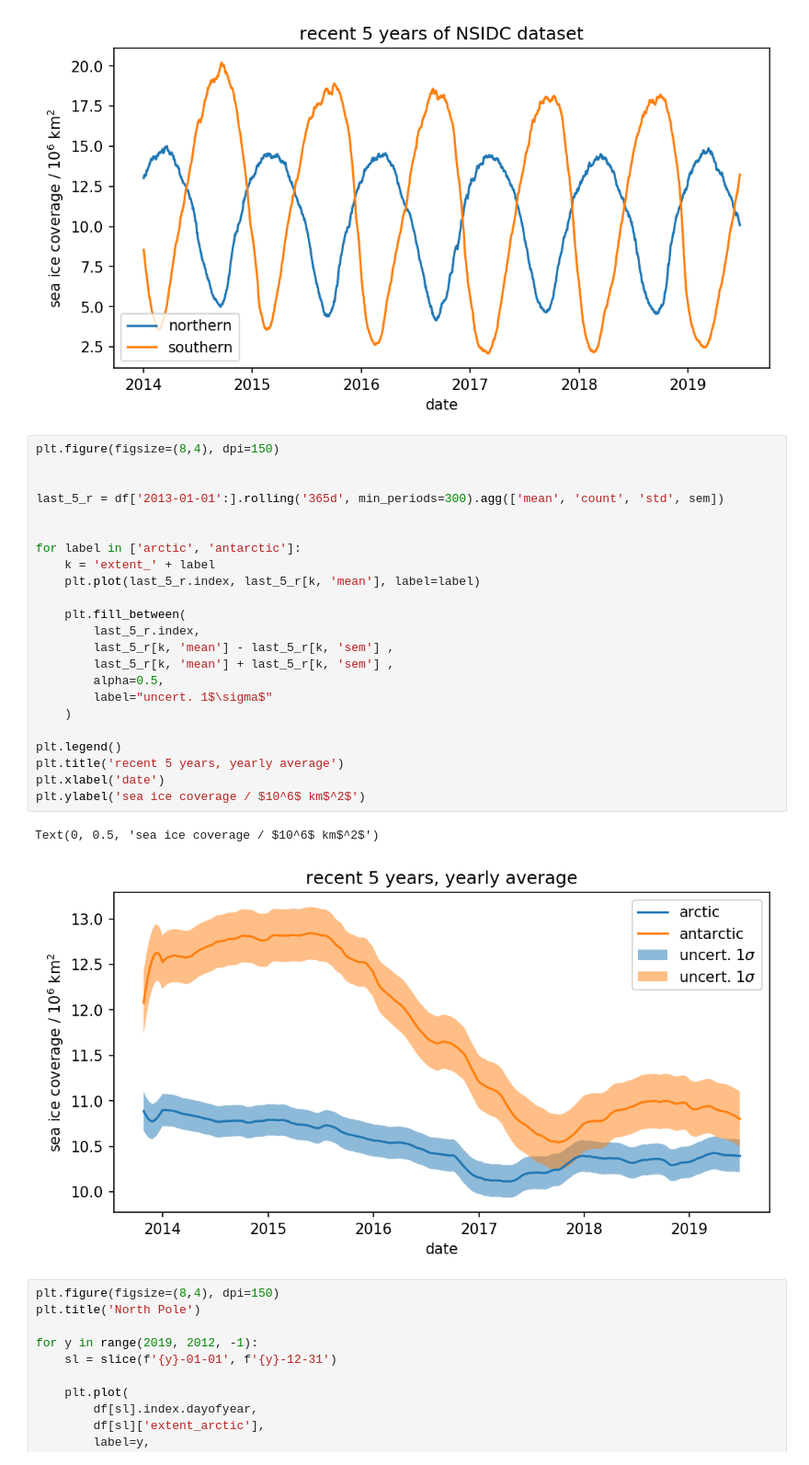
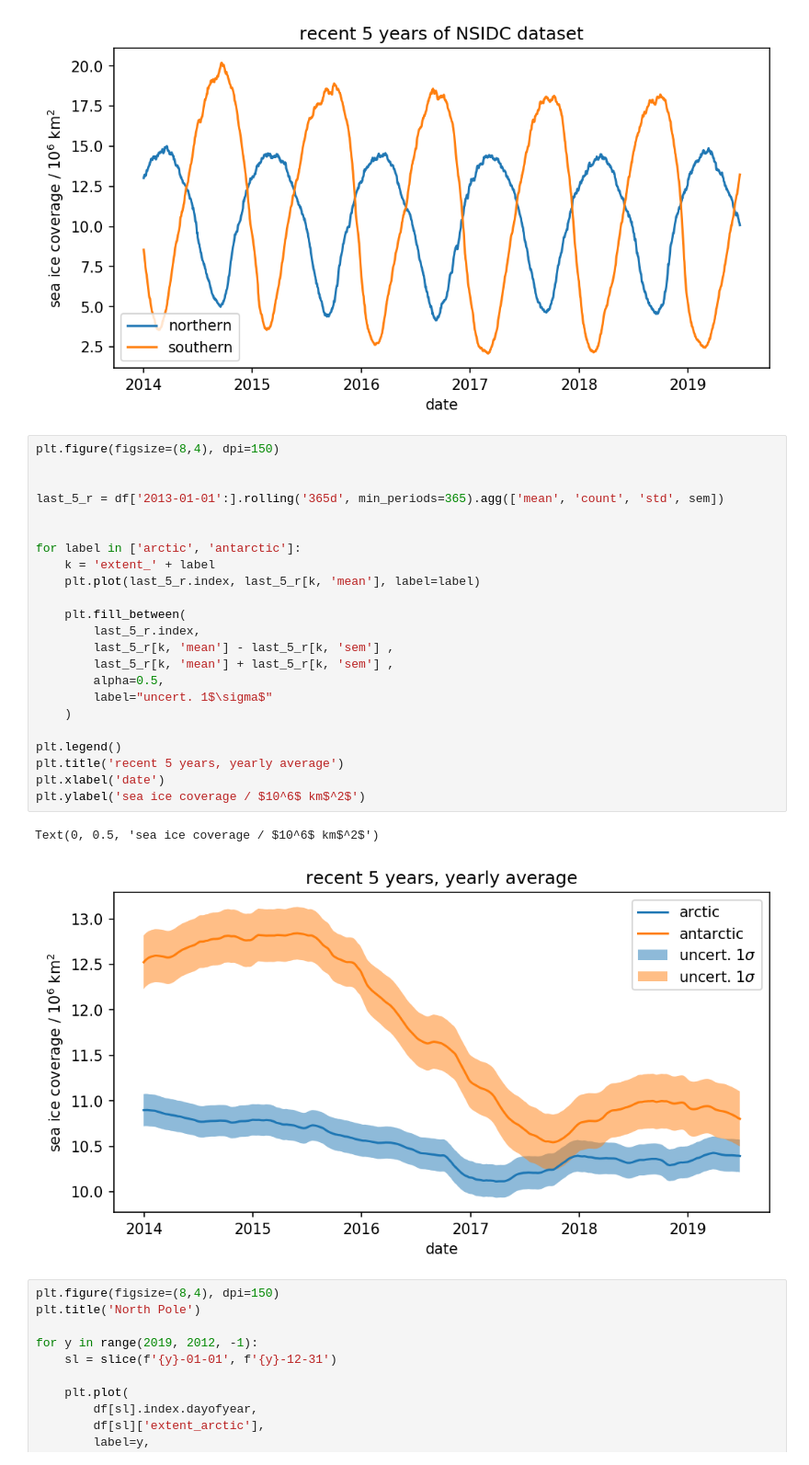
Before and after one commit to s4f-dortmund/open_data_notebooks, a Jupyter notebook: 2019-06-26_extent_analysis.ipynb, the cells around one changed output. Shown at 92% size. Saved outputs shown, nothing was run; the diff lists cells and outputs as text.

Commit message:
Use min_period= 365

```diff
--- a/2019-06-26_extent_analysis.ipynb
+++ b/2019-06-26_extent_analysis.ipynb
@@ -187,29 +187,29 @@ Text(0, 0.5, 'sea ice coverage / $10^6$ km$^2$')
 # %%
 plt.figure(figsize=(8,4), dpi=150)
 
 
-last_5_r = df['2013-01-01':].rolling('365d', min_periods=300).agg(['mean', 'count', 'std', sem])
+last_5_r = df['2013-01-01':].rolling('365d', min_periods=365).agg(['mean', 'count', 'std', sem])
 
 
 for label in ['arctic', 'antarctic']:
     k = 'extent_' + label
     plt.plot(last_5_r.index, last_5_r[k, 'mean'], label=label)
 
     plt.fill_between(
         last_5_r.index,
         last_5_r[k, 'mean'] - last_5_r[k, 'sem'] ,
         last_5_r[k, 'mean'] + last_5_r[k, 'sem'] ,
         alpha=0.5,
         label="uncert. 1$\sigma$"
     )
 
 plt.legend()
 plt.title('recent 5 years, yearly average')
 plt.xlabel('date')
 plt.ylabel('sea ice coverage / $10^6$ km$^2$')
 # %% [output]
 Text(0, 0.5, 'sea ice coverage / $10^6$ km$^2$')
-[figure, old version]
+[figure, new version]
 # %%
 plt.figure(figsize=(8,4), dpi=150)
 plt.title('North Pole')
```
